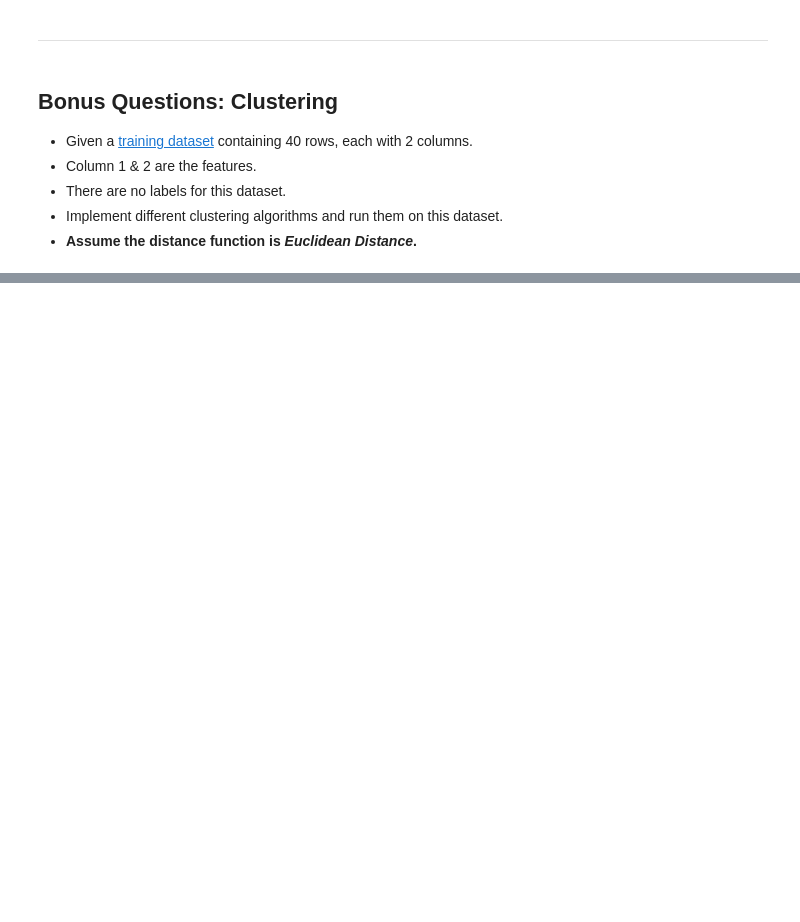
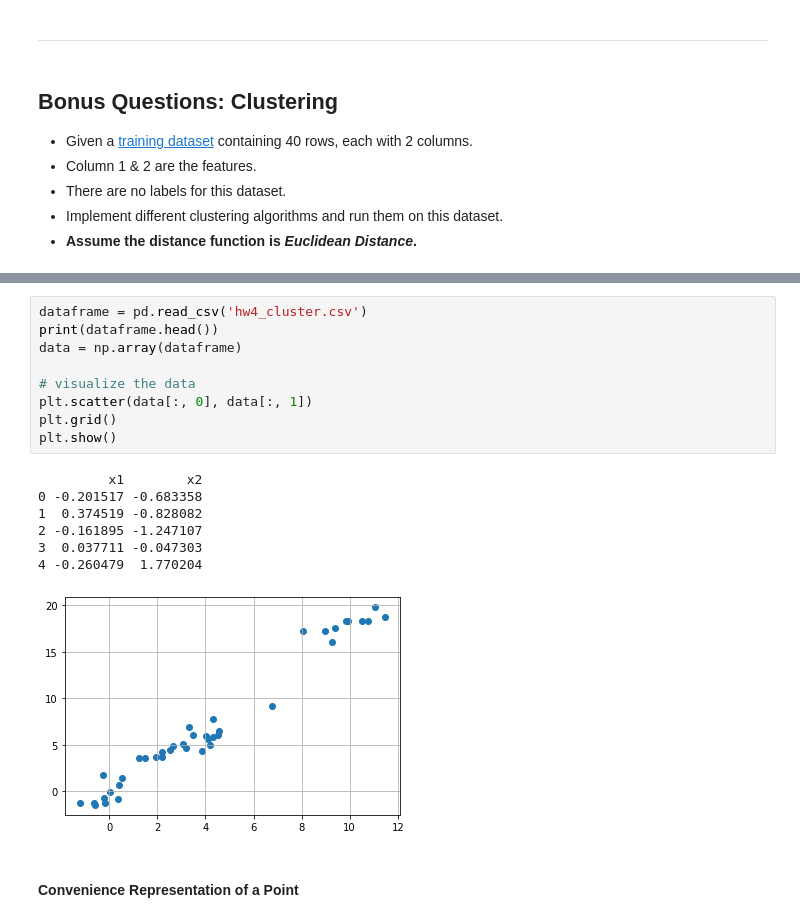
Before and after one commit to lostflux/machine-learning, a Jupyter notebook: HW4/HW4.ipynb, the cells around one changed output, grey strips where cells are left out. Saved outputs shown, nothing was run; the diff lists cells and outputs as text; blank space fills up the shorter version.

```diff
--- a/HW4/HW4.ipynb
+++ b/HW4/HW4.ipynb
@@ -268,0 +270,19 @@ dataset.
+# %%
+dataframe = pd.read_csv('hw4_cluster.csv')
+print(dataframe.head())
+data = np.array(dataframe)
+
+# visualize the data
+plt.scatter(data[:, 0], data[:, 1])
+plt.grid()
+plt.show()
+# %% [output]
+         x1        x2
+0 -0.201517 -0.683358
+1  0.374519 -0.828082
+2 -0.161895 -1.247107
+3  0.037711 -0.047303
+4 -0.260479  1.770204
+[figure, added]
+# %% [markdown]
+#### Convenience Representation of a Point
```
Also changed, not shown: parts of 22 cells of this notebook.
